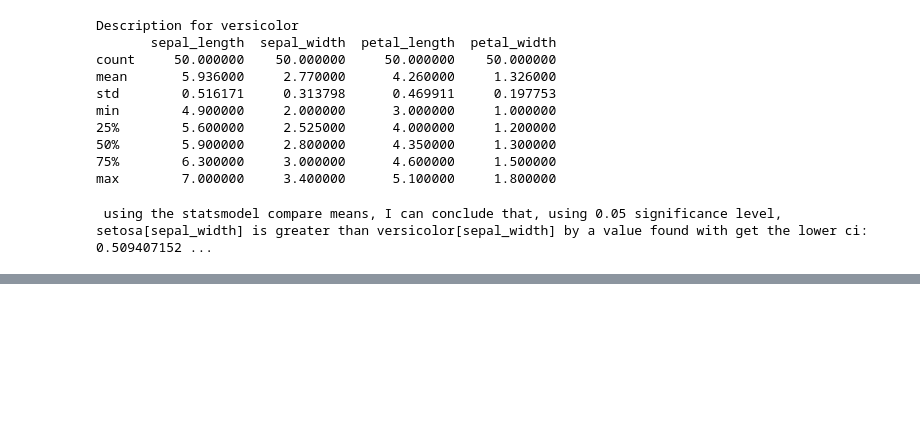
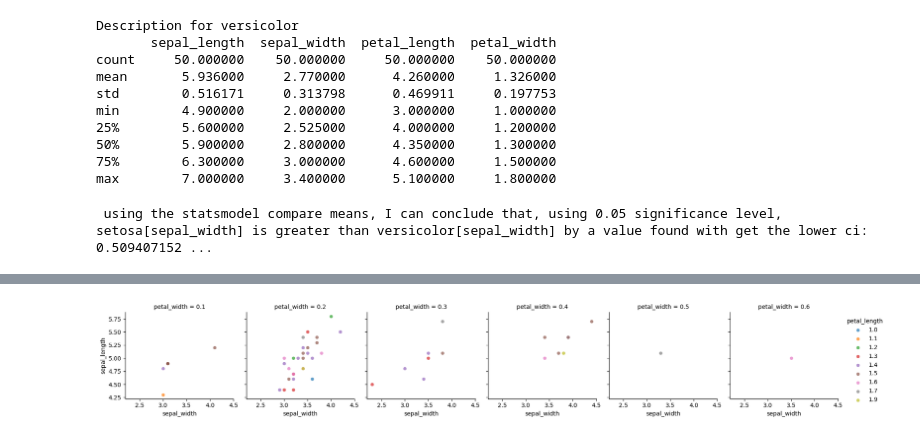
Before and after one commit to CyrilleKolle/statistics-ai, a Jupyter notebook: code/main.ipynb, the cells around one changed output, grey strips where cells are left out. Saved outputs shown, nothing was run; the diff lists cells and outputs as text; code cells hidden in the pictures; blank space fills up the shorter version.

```diff
--- a/code/main.ipynb
+++ b/code/main.ipynb
@@ -62,0 +77,4 @@ petal_width_ci.compare_means(noll_df='setosa' ,other_df='versicolor', sub_df='se
+# %%
+petal_width_ci.diagrams('setosa', 'petal_length')
+# %% [output]
+[figure, added]
```
Also changed, not shown: parts of 3 cells of this notebook, 2 other files.
